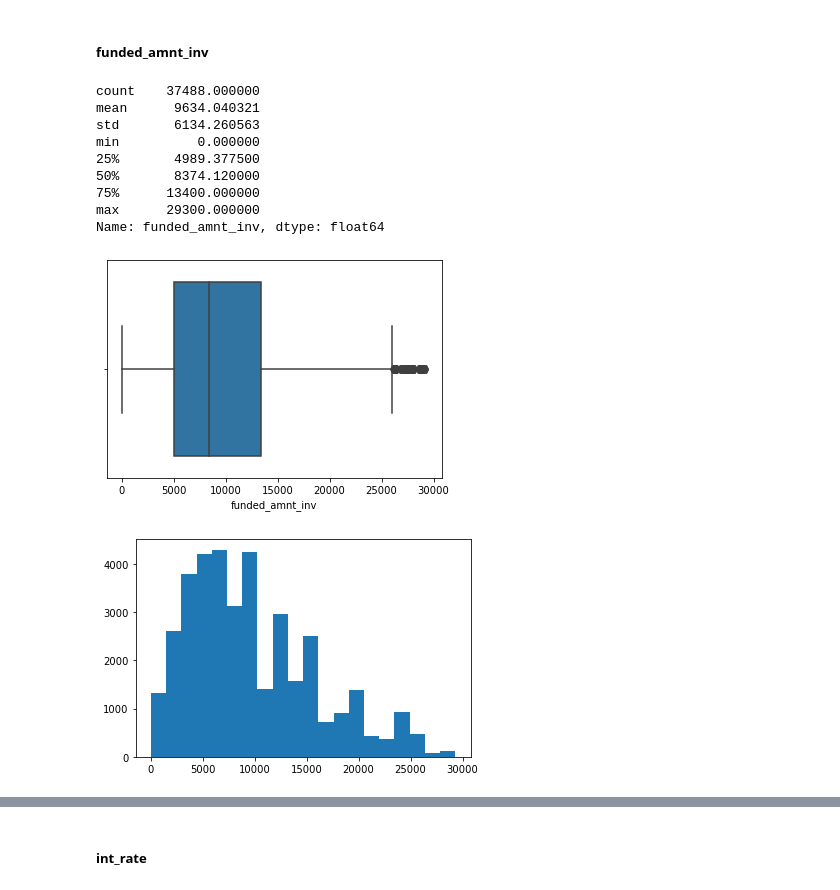
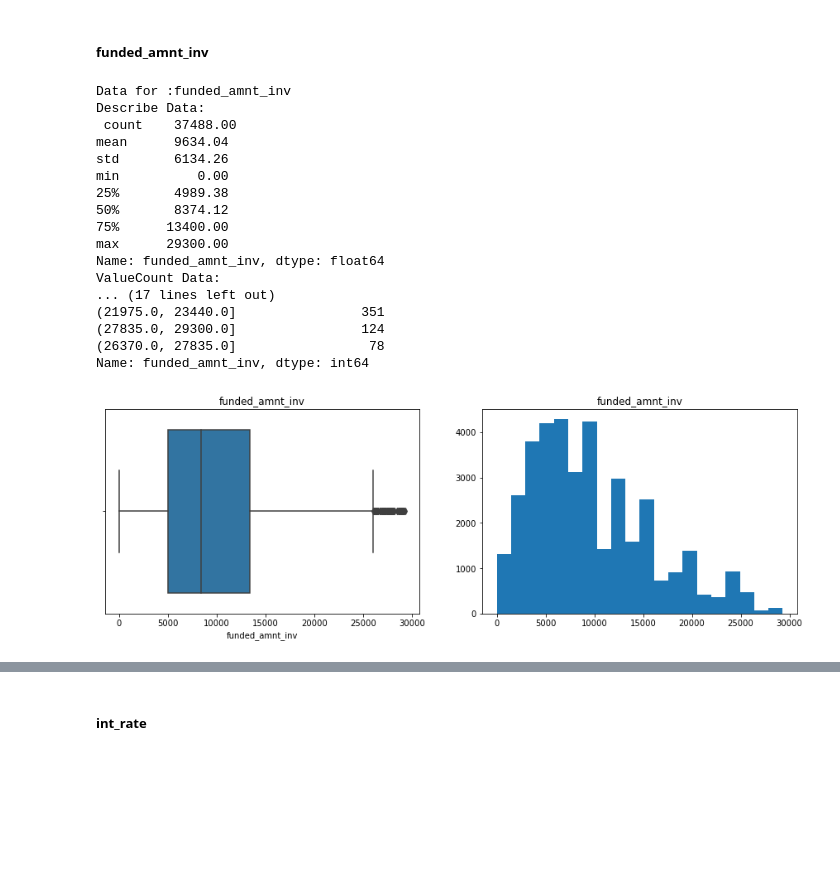
Before and after one commit to tamalkarm/LendingClubCaseStudy, a Jupyter notebook: tamal_karmakar.ipynb, the cells around one changed output, grey strips where cells are left out. Drawn from its saved outputs; the diff is of its cells as text; code cells hidden in the pictures; blank space fills up the shorter version.

```diff
--- a/tamal_karmakar.ipynb
+++ b/tamal_karmakar.ipynb
@@ -21,6 +12,6 @@ To identify the risky loan we need to analyze only the data which is only relate
 # %%
 import pandas as pd
-loandataframe=pd.read_csv(r'E:\Upgrad\CaseStudy\LendingClub\loan\loan.csv')
+loandataframe=pd.read_csv(r'loan.csv')
 # %% [markdown]
 #### 2.Check the basic table and its contents
 #### 3.Browse the data
@@ -399,3 +391,17 @@ import matplotlib.pyplot as plt
 import seaborn as sns
 import warnings
 warnings.filterwarnings('ignore')
+# %%
+def dataOverview(dataframe,dataSeries,bin=5):
+    print("Data for :"+dataSeries)
+    print("Describe Data: \n",dataframe[dataSeries].describe().round(2))
+    print("ValueCount Data: \n",dataframe[dataSeries].value_counts(bins=bin).round(2))
+    plt.figure(figsize=(15,10))
+    plt.subplot(221)
+    sns.boxplot(dataframe[dataSeries])
+    plt.title(dataSeries)
+    plt.subplot(222)
+    plt.hist(dataframe[dataSeries],bins=bin)
+    plt.title(dataSeries)
+    plt.show()
+# this function will generate data related to specific attribute and helps in analyzing the data by drawing boxplot and histogram
@@ -491,23 +500,27 @@ Name: loan_amnt, dtype: int64
 # %% [markdown]
 ##### funded_amnt_inv
 # %%
-print(loandataframe.funded_amnt_inv.describe())
-sns.boxplot(loandataframe.funded_amnt_inv)
-plt.show()
-plt.hist(loandataframe.funded_amnt_inv,bins=20)
-plt.show() # Upper outliers are visible from box, the data cane be cleaned to further analysis and process
+dataOverview(loandataframe,'funded_amnt_inv',20)
+# Upper outliers are visible from box, the data cane be cleaned to further analysis and process
 # %% [output]
-count    37488.000000
-mean      9634.040321
-std       6134.260563
-min          0.000000
-25%       4989.377500
-50%       8374.120000
-75%      13400.000000
-max      29300.000000
+Data for :funded_amnt_inv
+Describe Data:
+ count    37488.00
+mean      9634.04
+std       6134.26
+min          0.00
+25%       4989.38
+50%       8374.12
+75%      13400.00
+max      29300.00
 Name: funded_amnt_inv, dtype: float64
+ValueCount Data:
+... (17 lines left out)
+(21975.0, 23440.0]                351
+(27835.0, 29300.0]                124
+(26370.0, 27835.0]                 78
+Name: funded_amnt_inv, dtype: int64
-[figure, old version]
+[figure, new version]
-[figure, removed]
 # %%
 # Remove outlier value
 outlierindex=[]
```
Also changed, not shown: parts of 66 cells of this notebook, 1 other file.
